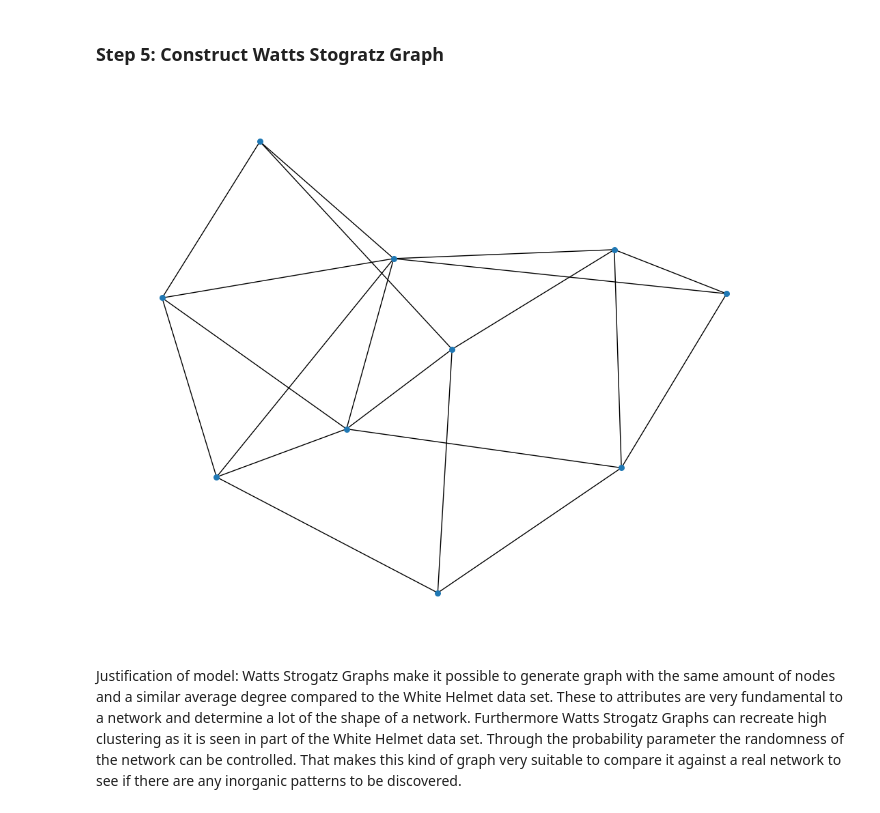
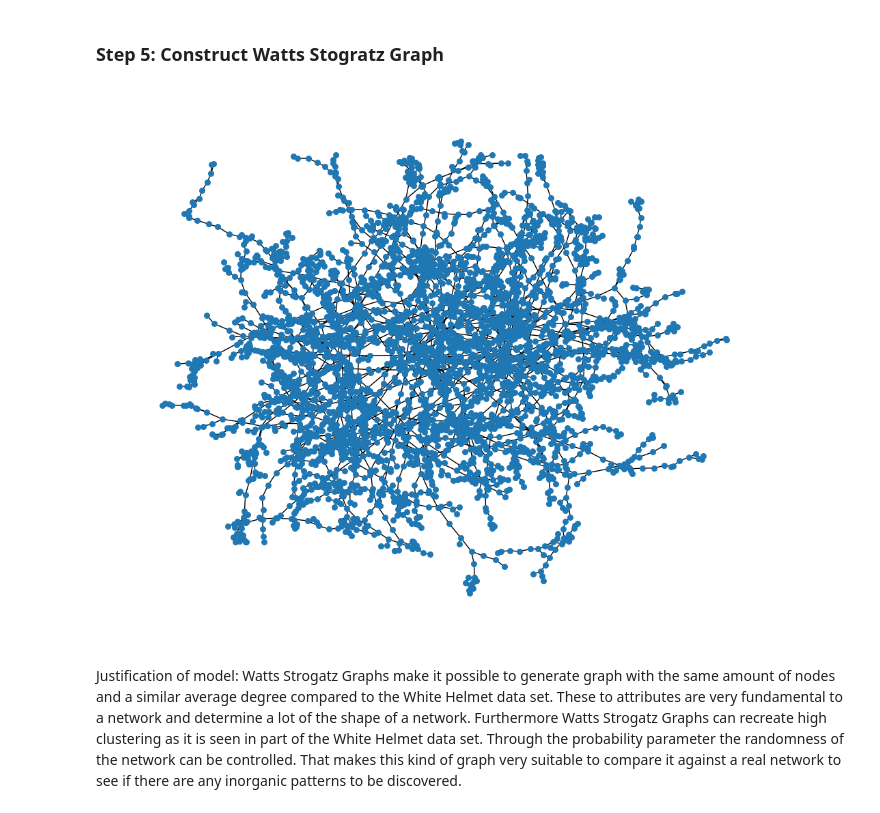
Before and after one commit to DanielQuiram-UM/Network_Science_Assignment_1, a Jupyter notebook: WS.ipynb, the cells around one changed output. Cells and saved outputs as stored; diff of their text form; code cells hidden in the pictures.

Commit message:
Final WS Graph with Sub-LLC Graph and Metrics

```diff
--- a/WS.ipynb
+++ b/WS.ipynb
@@ -428,11 +428,11 @@ The average shortest path length is good way to see how fast information can spr
 # %% [markdown]
 ### Step 5: Construct Watts Stogratz Graph
 # %%
-WS  = nx.watts_strogatz_graph(10, k=4, p=0.9, seed=None, create_using=None)
+WS  = nx.watts_strogatz_graph(4030, k=2, p=0.99, seed=42)
 plt.figure(figsize=(10, 8))
 nx.draw(WS, with_labels=False, node_size=30)
 plt.show()
 # %% [output]
-[figure, old version]
+[figure, new version]
 # %% [markdown]
 Justification of model: Watts Strogatz Graphs make it possible to generate graph with the same amount of nodes and a similar average degree compared to the White Helmet data set. These to attributes are very fundamental to a network and determine a lot of the shape of a network. Furthermore Watts Strogatz Graphs can recreate high clustering as it is seen in part of the White Helmet data set. Through the probability parameter the randomness of the network can be controlled. That makes this kind of graph very suitable to compare it against a real network to see if there are any inorganic patterns to be discovered.
```
Also changed, not shown: parts of 26 cells of this notebook, 1 other file.
